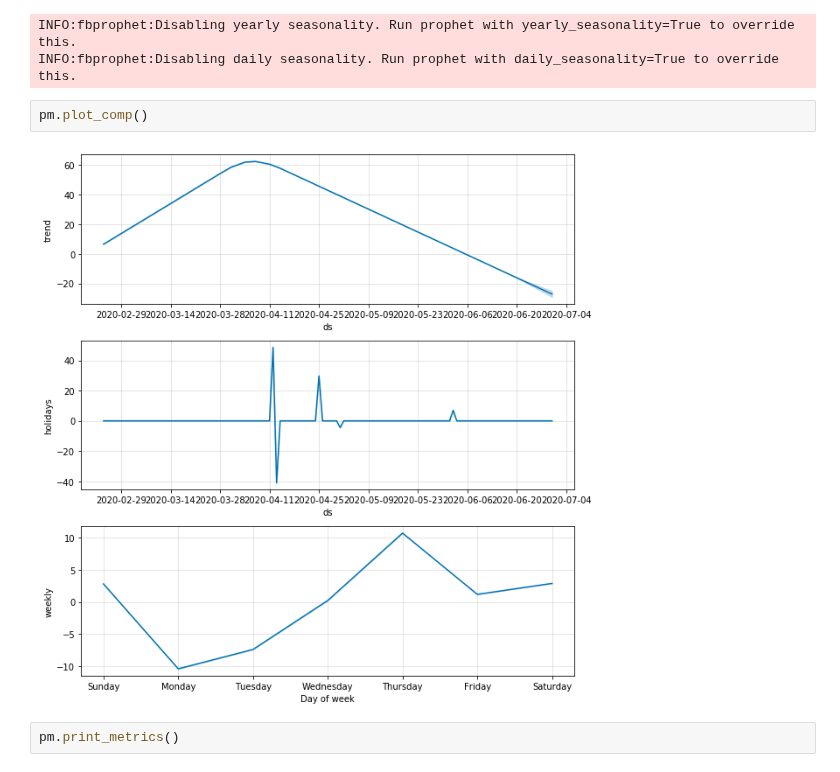
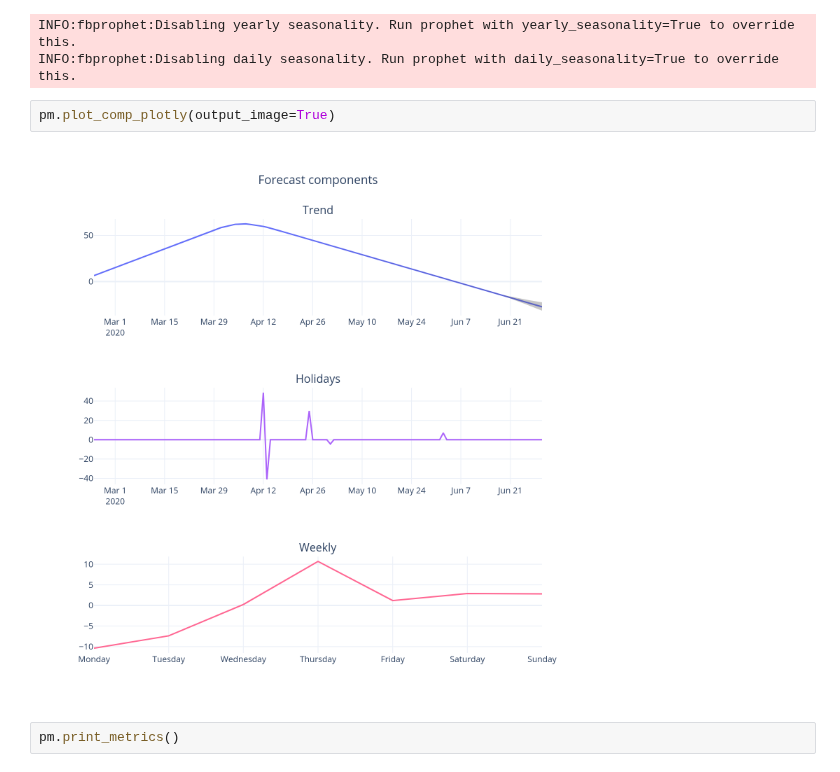
Before and after one commit to nicoloverardo/master-degree-thesis, a Jupyter notebook: notebooks/04-tsprophet.ipynb, the cells around one changed output. Cells and saved outputs as stored; diff of their text form.

Commit message:
Added plotly plots

```diff
--- a/notebooks/04-tsprophet.ipynb
+++ b/notebooks/04-tsprophet.ipynb
@@ -41,10 +41,10 @@ pm.fit()
 # %% [output]
 INFO:fbprophet:Disabling yearly seasonality. Run prophet with yearly_seasonality=True to override this.
 INFO:fbprophet:Disabling daily seasonality. Run prophet with daily_seasonality=True to override this.
-# %%
-pm.plot_comp()
-# %% [output]
-[figure, removed]
+# %%
+pm.plot_comp_plotly(output_image=True)
+# %% [output]
+[figure, added]
 # %%
 pm.print_metrics()
 # %% [output]
```
Also changed, not shown: parts of 9 cells of this notebook, 1 other file.
